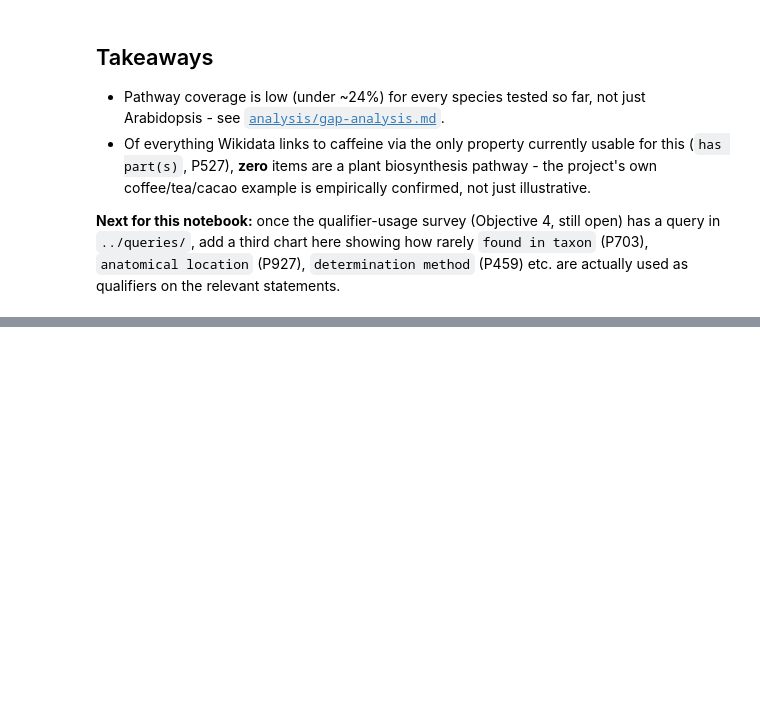
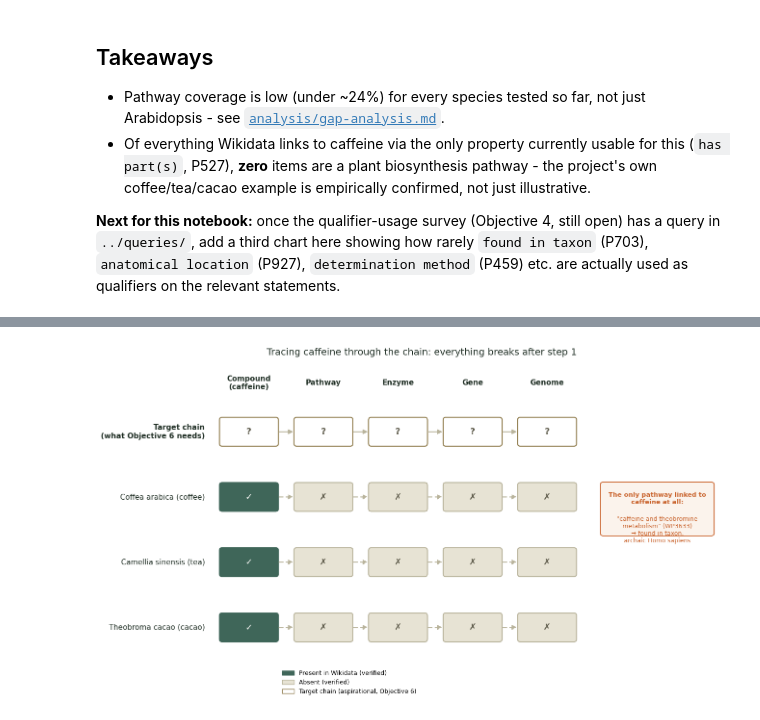
Before and after one commit to aysebhatti/plant-knowledge-wiki, a Jupyter notebook: notebooks/gap_visualizations.ipynb, the cells around one changed output, grey strips where cells are left out. Drawn from its saved outputs; the diff is of its cells as text; code cells hidden in the pictures; blank space fills up the shorter version.

```diff
--- a/notebooks/gap_visualizations.ipynb
+++ b/notebooks/gap_visualizations.ipynb
@@ -238,0 +254,99 @@ relevant statements.
+# %%
+import matplotlib.patches as mpatches
+from matplotlib.patches import FancyBboxPatch, FancyArrowPatch
+
+stages = ["Compound\n(caffeine)", "Pathway", "Enzyme", "Gene", "Genome"]
+rows = [
+    ("Target chain\n(what Objective 6 needs)", [True, True, True, True, True], "target"),
+    ("Coffea arabica (coffee)", [True, False, False, False, False], "real"),
+    ("Camellia sinensis (tea)", [True, False, False, False, False], "real"),
+    ("Theobroma cacao (cacao)", [True, False, False, False, False], "real"),
+]
+
+COLOR_PRESENT = "#3F6659"
+COLOR_ABSENT = "#E7E3D4"
+COLOR_ABSENT_EDGE = "#B9B49C"
+COLOR_TARGET = "#FFFFFF"
+COLOR_TARGET_EDGE = "#8E7A4A"
+COLOR_WARN = "#C9622B"
+
+fig, ax = plt.subplots(figsize=(13.5, 7.5))
+
+n_cols = len(stages)
+col_xs = [i * 2.2 for i in range(n_cols)]
+row_gap = 1.9
+row_ys = [-(i * row_gap) for i in range(len(rows))]
+box_w, box_h = 1.7, 0.8
+
+for ri, (row_label, present, kind) in enumerate(rows):
+    y = row_ys[ri]
+    ax.text(-1.3, y, row_label, ha="right", va="center", fontsize=11,
+            fontweight="bold" if kind == "target" else "normal",
+            color="#1F2E24")
+    for ci, is_present in enumerate(present):
+        x = col_xs[ci]
+        if kind == "target":
+            face, edge, mark = COLOR_TARGET, COLOR_TARGET_EDGE, "?"
+        elif is_present:
+            face, edge, mark = COLOR_PRESENT, COLOR_PRESENT, "\u2713"
+        else:
+            face, edge, mark = COLOR_ABSENT, COLOR_ABSENT_EDGE, "\u2717"
+        box = FancyBboxPatch((x - box_w / 2, y - box_h / 2), box_w, box_h,
+                              boxstyle="round,pad=0.02,rounding_size=0.08",
+                              linewidth=1.5, edgecolor=edge, facecolor=face)
+        ax.add_patch(box)
+        text_color = "#FBFBF8" if (kind != "target" and is_present) else "#5B5848"
+        ax.text(x, y, mark, ha="center", va="center", fontsize=13,
+                color=text_color, fontweight="bold")
+        if ci < n_cols - 1:
+            x2 = col_xs[ci + 1]
+            arrow_color = COLOR_PRESENT if (kind != "target" and is_present and present[ci + 1]) else COLOR_ABSENT_EDGE
+            style = "-" if (kind == "target" or (is_present and present[ci + 1])) else (0, (4, 3))
+            arrow = FancyArrowPatch((x + box_w / 2, y), (x2 - box_w / 2, y),
+                                     arrowstyle="-|>", mutation_scale=14,
+                                     linewidth=1.5, color=arrow_color, linestyle=style)
+            ax.add_patch(arrow)
+
+# Column headers
+header_y = row_ys[0] + row_gap * 0.75
+for ci, stage in enumerate(stages):
+    ax.text(col_xs[ci], header_y, stage, ha="center", va="center", fontsize=11,
+            fontweight="bold", color="#1F2E24")
+
+# Side panel: the one pathway that DOES link to caffeine (no crossing arrow -
+# a clean side note instead, to avoid overlapping the row grid).
+panel_x = col_xs[-1] + 1.6
+panel_y_top = row_ys[1] + box_h / 2
+panel_w = 3.3
+panel_h = 1.5
+ax.add_patch(FancyBboxPatch((panel_x, panel_y_top - panel_h), panel_w, panel_h,
+                             boxstyle="round,pad=0.03,rounding_size=0.08",
+                             linewidth=1.3, edgecolor=COLOR_WARN, facecolor="#FBF3EC"))
+ax.text(panel_x + panel_w / 2, panel_y_top - 0.25,
+        "The only pathway linked to\ncaffeine at all:", ha="center", va="top",
+        fontsize=9.5, color=COLOR_WARN, fontweight="bold")
+ax.text(panel_x + panel_w / 2, panel_y_top - 0.95,
+        "\"caffeine and theobromine\nmetabolism\" (WP3633)\n\u2192 found in taxon:\narchaic Homo sapiens",
+        ha="center", va="top", fontsize=9, color=COLOR_WARN)
+
+ax.set_xlim(-3.8, panel_x + panel_w + 0.3)
+ax.set_ylim(row_ys[-1] - 1.4, header_y + 0.5)
+ax.axis("off")
+ax.set_title(
+    "Tracing caffeine through the chain: everything breaks after step 1",
+    fontsize=14, color="#1F2E24", pad=16,
+)
+
+legend_handles = [
+    mpatches.Patch(facecolor=COLOR_PRESENT, edgecolor=COLOR_PRESENT, label="Present in Wikidata (verified)"),
+    mpatches.Patch(facecolor=COLOR_ABSENT, edgecolor=COLOR_ABSENT_EDGE, label="Absent (verified)"),
+    mpatches.Patch(facecolor=COLOR_TARGET, edgecolor=COLOR_TARGET_EDGE, label="Target chain (aspirational, Objective 6)"),
+]
+ax.legend(handles=legend_handles, loc="lower center", bbox_to_anchor=(0.38, -0.08),
+          ncol=1, frameon=False, fontsize=9)
+
+plt.tight_layout()
+plt.savefig("caffeine_chain_diagram.png", dpi=150, bbox_inches="tight")
+plt.show()
+# %% [output]
+[figure, added]
```
Also changed, not shown: parts of 2 cells of this notebook, 10 other files.
